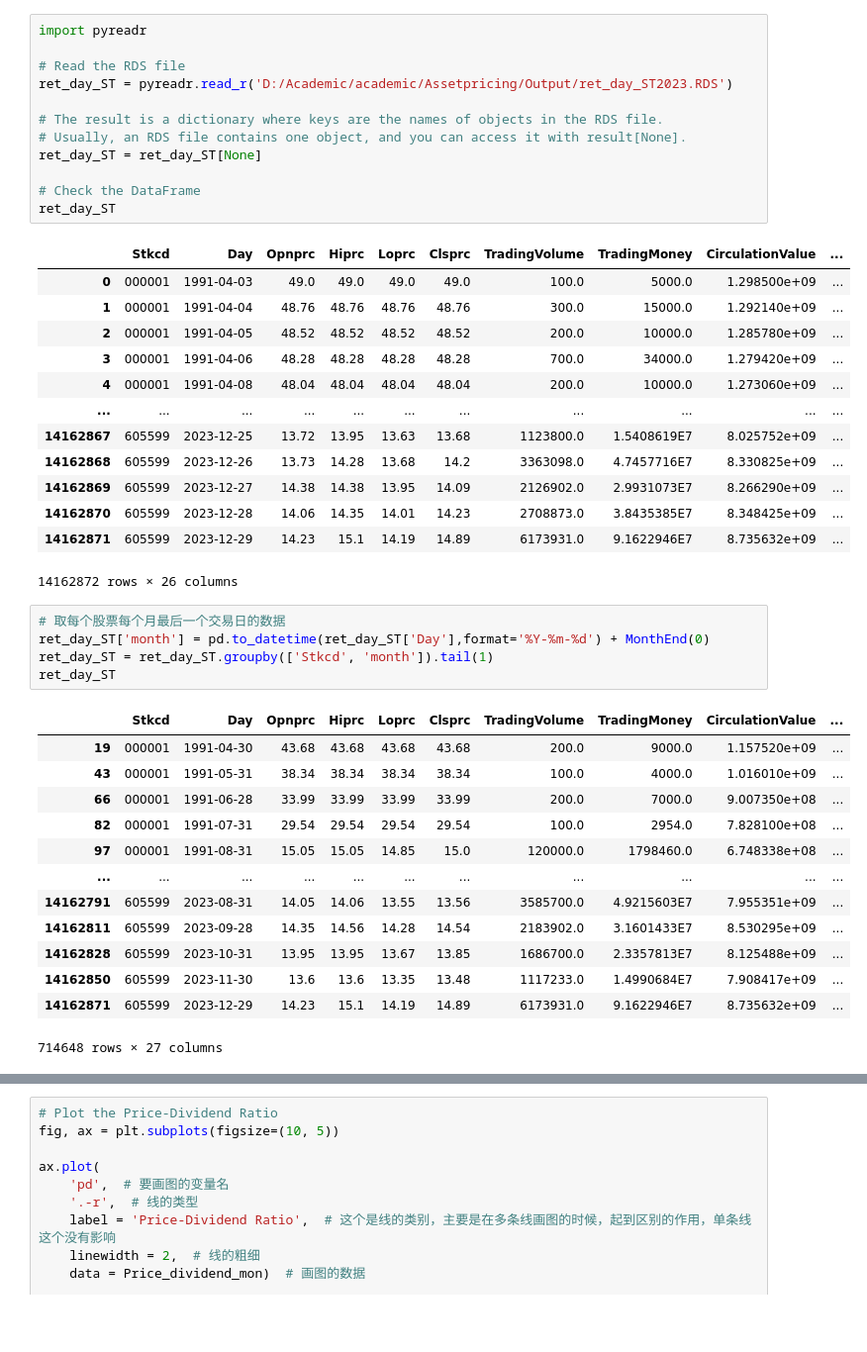
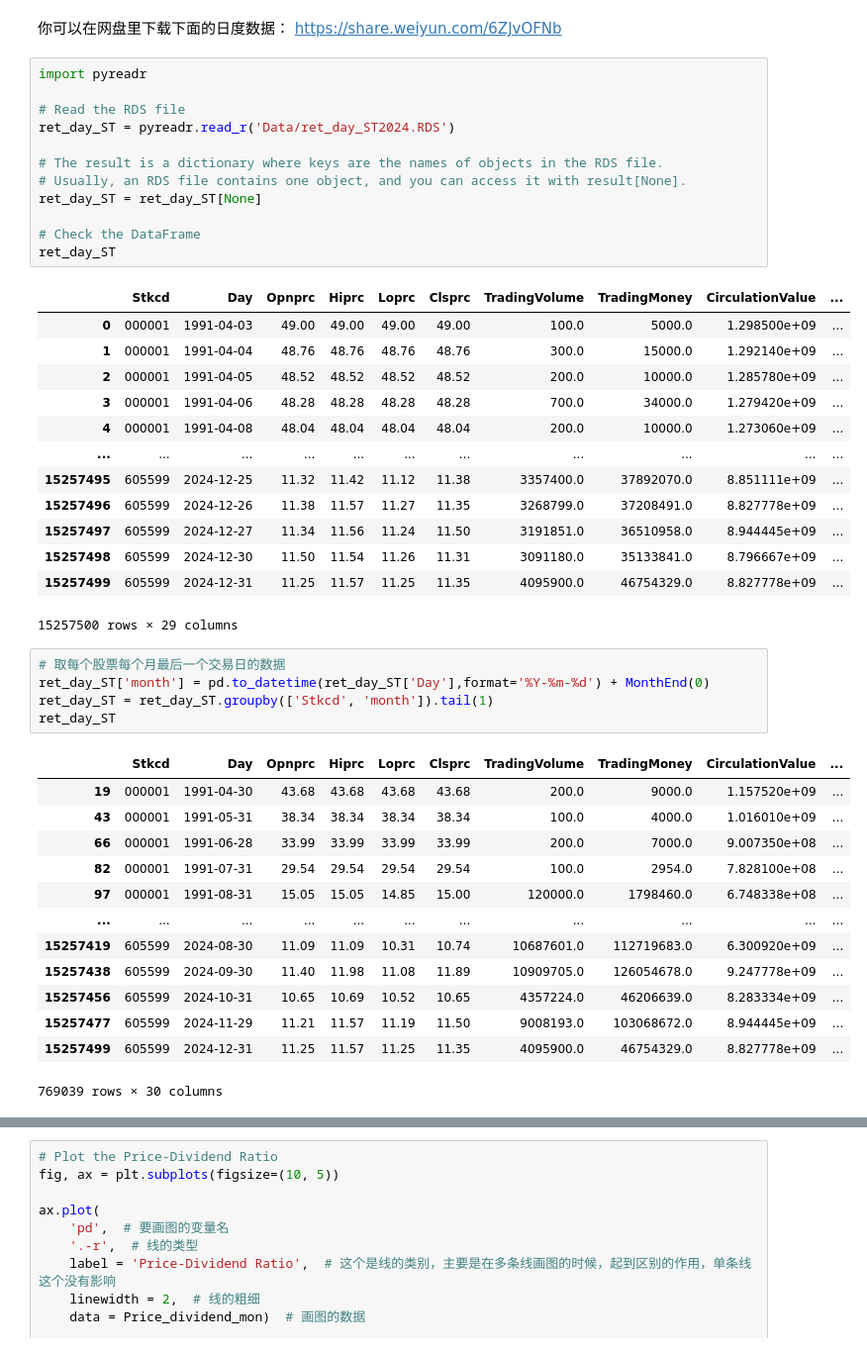
Before and after one commit to chenghang1989/Asset-Pricing-Homework, a Jupyter notebook: Homework1.ipynb, the cells around one changed output, grey strips where cells are left out. Shown at 99% size. Cells and saved outputs as stored; diff of their text form; blank space fills up the shorter version.

```diff
--- a/Homework1.ipynb
+++ b/Homework1.ipynb
@@ -180,29 +450,32 @@ dividends
+# %% [markdown]
+你可以在网盘里下载下面的日度数据：
+https://share.weiyun.com/6ZJvOFNb
 # %%
 import pyreadr
 
 # Read the RDS file
-ret_day_ST = pyreadr.read_r('D:/Academic/academic/Assetpricing/Output/ret_day_ST2023.RDS')
+ret_day_ST = pyreadr.read_r('Data/ret_day_ST2024.RDS')
 
 # The result is a dictionary where keys are the names of objects in the RDS file.
 # Usually, an RDS file contains one object, and you can access it with result[None].
 ret_day_ST = ret_day_ST[None]
 
 # Check the DataFrame
 ret_day_ST
 # %% [output]
 |  | Stkcd | Day | Opnprc | Hiprc | Loprc | Clsprc | TradingVolume | TradingMoney | CirculationValue | ... |
-| 0 | 000001 | 1991-04-03 | 49.0 | 49.0 | 49.0 | 49.0 | 100.0 | 5000.0 | 1.298500e+09 | ... |
+| 0 | 000001 | 1991-04-03 | 49.00 | 49.00 | 49.00 | 49.00 | 100.0 | 5000.0 | 1.298500e+09 | ... |
 | 1 | 000001 | 1991-04-04 | 48.76 | 48.76 | 48.76 | 48.76 | 300.0 | 15000.0 | 1.292140e+09 | ... |
 | 2 | 000001 | 1991-04-05 | 48.52 | 48.52 | 48.52 | 48.52 | 200.0 | 10000.0 | 1.285780e+09 | ... |
 | 3 | 000001 | 1991-04-06 | 48.28 | 48.28 | 48.28 | 48.28 | 700.0 | 34000.0 | 1.279420e+09 | ... |
 | 4 | 000001 | 1991-04-08 | 48.04 | 48.04 | 48.04 | 48.04 | 200.0 | 10000.0 | 1.273060e+09 | ... |
 | ... | ... | ... | ... | ... | ... | ... | ... | ... | ... | ... |
-| 14162867 | 605599 | 2023-12-25 | 13.72 | 13.95 | 13.63 | 13.68 | 1123800.0 | 1.5408619E7 | 8.025752e+09 | ... |
-| 14162868 | 605599 | 2023-12-26 | 13.73 | 14.28 | 13.68 | 14.2 | 3363098.0 | 4.7457716E7 | 8.330825e+09 | ... |
-| 14162869 | 605599 | 2023-12-27 | 14.38 | 14.38 | 13.95 | 14.09 | 2126902.0 | 2.9931073E7 | 8.266290e+09 | ... |
-| 14162870 | 605599 | 2023-12-28 | 14.06 | 14.35 | 14.01 | 14.23 | 2708873.0 | 3.8435385E7 | 8.348425e+09 | ... |
-| 14162871 | 605599 | 2023-12-29 | 14.23 | 15.1 | 14.19 | 14.89 | 6173931.0 | 9.1622946E7 | 8.735632e+09 | ... |
+| 15257495 | 605599 | 2024-12-25 | 11.32 | 11.42 | 11.12 | 11.38 | 3357400.0 | 37892070.0 | 8.851111e+09 | ... |
+| 15257496 | 605599 | 2024-12-26 | 11.38 | 11.57 | 11.27 | 11.35 | 3268799.0 | 37208491.0 | 8.827778e+09 | ... |
+| 15257497 | 605599 | 2024-12-27 | 11.34 | 11.56 | 11.24 | 11.50 | 3191851.0 | 36510958.0 | 8.944445e+09 | ... |
+| 15257498 | 605599 | 2024-12-30 | 11.50 | 11.54 | 11.26 | 11.31 | 3091180.0 | 35133841.0 | 8.796667e+09 | ... |
+| 15257499 | 605599 | 2024-12-31 | 11.25 | 11.57 | 11.25 | 11.35 | 4095900.0 | 46754329.0 | 8.827778e+09 | ... |
-14162872 rows × 26 columns
+15257500 rows × 29 columns
 # %%
 # 取每个股票每个月最后一个交易日的数据
 ret_day_ST['month'] = pd.to_datetime(ret_day_ST['Day'],format='%Y-%m-%d') + MonthEnd(0)
@@ -214,14 +487,14 @@ ret_day_ST
 | 43 | 000001 | 1991-05-31 | 38.34 | 38.34 | 38.34 | 38.34 | 100.0 | 4000.0 | 1.016010e+09 | ... |
 | 66 | 000001 | 1991-06-28 | 33.99 | 33.99 | 33.99 | 33.99 | 200.0 | 7000.0 | 9.007350e+08 | ... |
 | 82 | 000001 | 1991-07-31 | 29.54 | 29.54 | 29.54 | 29.54 | 100.0 | 2954.0 | 7.828100e+08 | ... |
-| 97 | 000001 | 1991-08-31 | 15.05 | 15.05 | 14.85 | 15.0 | 120000.0 | 1798460.0 | 6.748338e+08 | ... |
+| 97 | 000001 | 1991-08-31 | 15.05 | 15.05 | 14.85 | 15.00 | 120000.0 | 1798460.0 | 6.748338e+08 | ... |
 | ... | ... | ... | ... | ... | ... | ... | ... | ... | ... | ... |
-| 14162791 | 605599 | 2023-08-31 | 14.05 | 14.06 | 13.55 | 13.56 | 3585700.0 | 4.9215603E7 | 7.955351e+09 | ... |
-| 14162811 | 605599 | 2023-09-28 | 14.35 | 14.56 | 14.28 | 14.54 | 2183902.0 | 3.1601433E7 | 8.530295e+09 | ... |
-| 14162828 | 605599 | 2023-10-31 | 13.95 | 13.95 | 13.67 | 13.85 | 1686700.0 | 2.3357813E7 | 8.125488e+09 | ... |
-| 14162850 | 605599 | 2023-11-30 | 13.6 | 13.6 | 13.35 | 13.48 | 1117233.0 | 1.4990684E7 | 7.908417e+09 | ... |
-| 14162871 | 605599 | 2023-12-29 | 14.23 | 15.1 | 14.19 | 14.89 | 6173931.0 | 9.1622946E7 | 8.735632e+09 | ... |
+| 15257419 | 605599 | 2024-08-30 | 11.09 | 11.09 | 10.31 | 10.74 | 10687601.0 | 112719683.0 | 6.300920e+09 | ... |
+| 15257438 | 605599 | 2024-09-30 | 11.40 | 11.98 | 11.08 | 11.89 | 10909705.0 | 126054678.0 | 9.247778e+09 | ... |
+| 15257456 | 605599 | 2024-10-31 | 10.65 | 10.69 | 10.52 | 10.65 | 4357224.0 | 46206639.0 | 8.283334e+09 | ... |
+| 15257477 | 605599 | 2024-11-29 | 11.21 | 11.57 | 11.19 | 11.50 | 9008193.0 | 103068672.0 | 8.944445e+09 | ... |
+| 15257499 | 605599 | 2024-12-31 | 11.25 | 11.57 | 11.25 | 11.35 | 4095900.0 | 46754329.0 | 8.827778e+09 | ... |
-714648 rows × 27 columns
+769039 rows × 30 columns
 # %%
 # Merge 'Dividend' with filtered 'ret_day_ST'
 merge_condition = ret_day_ST[['Stkcd', 'month', 'CirculationValue', 'A_float_shares', 'Clsprc']]
```
Also changed, not shown: parts of 73 cells of this notebook, 6 other files.
